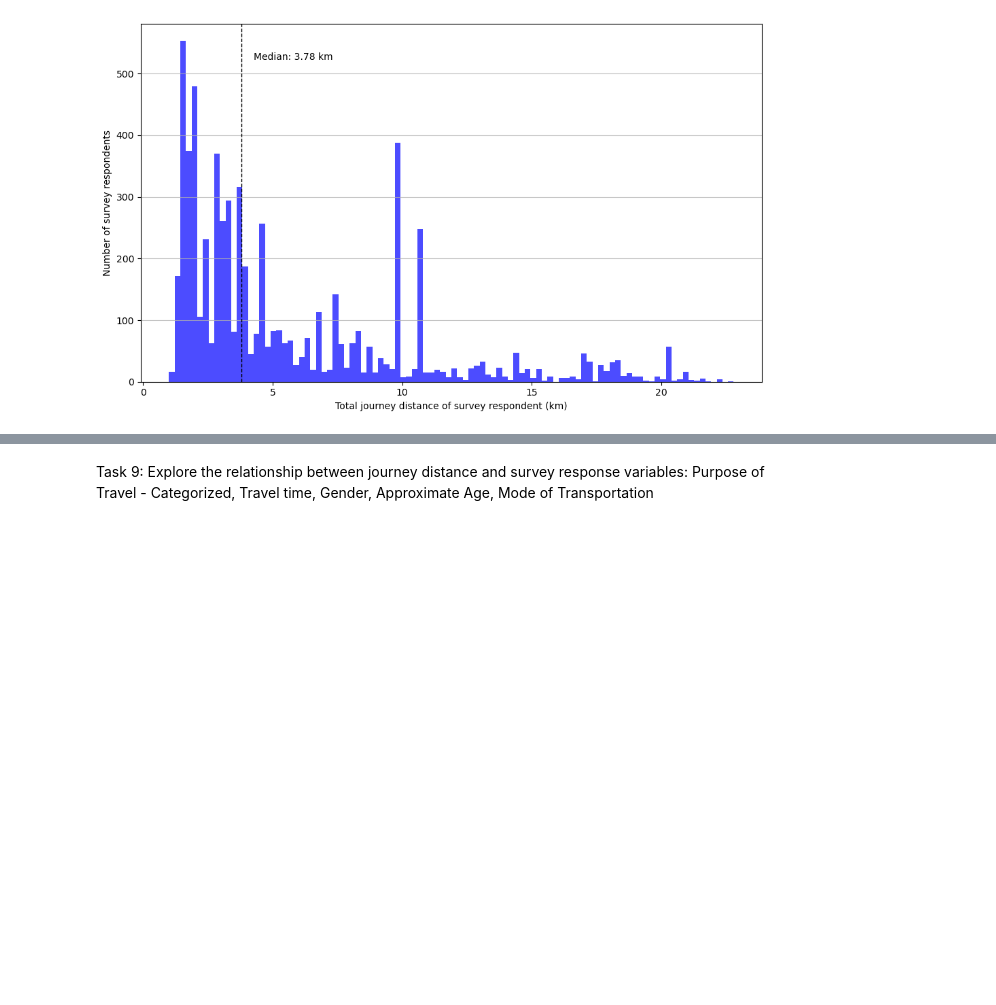
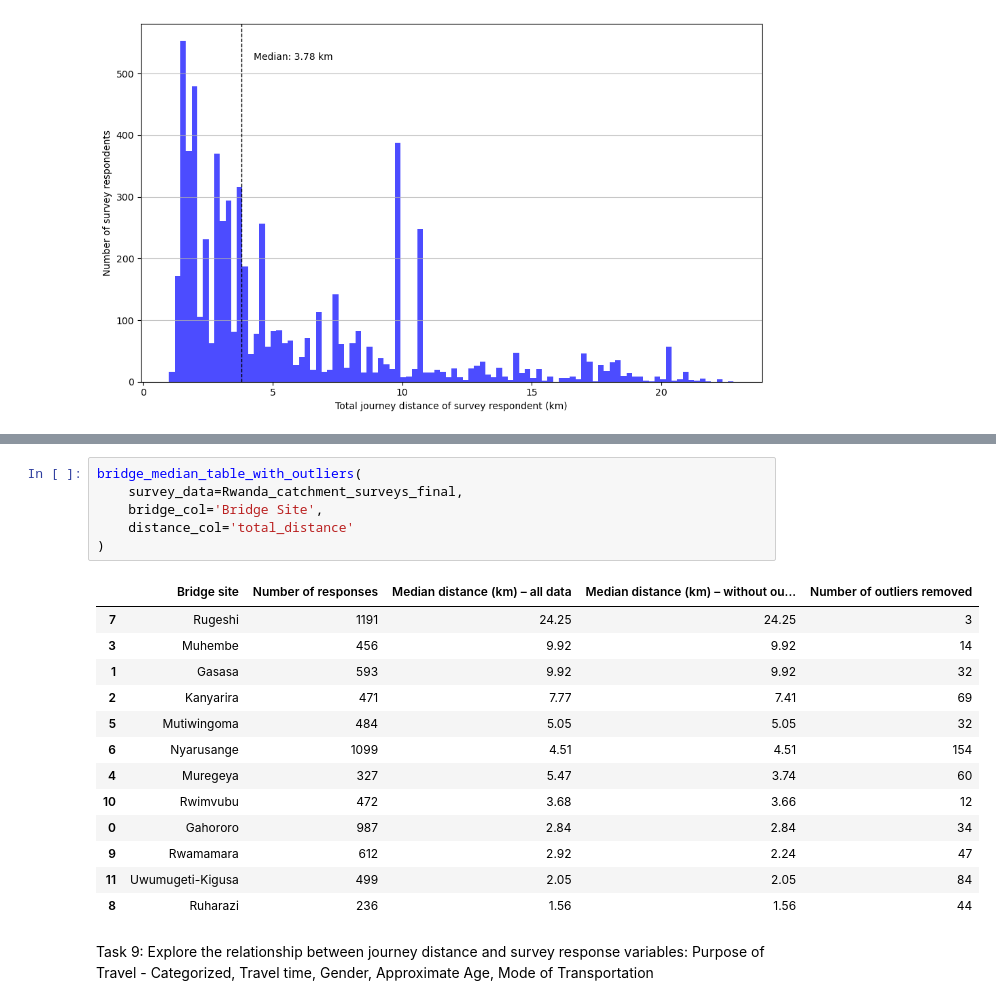
Before and after one commit to bridgestoprosperity/general-data, a Jupyter notebook: notebooks/catchment-analysis/admin-3-4-matching.ipynb, the cells around one changed output, grey strips where cells are left out. Saved outputs shown, nothing was run; the diff lists cells and outputs as text; blank space fills up the shorter version.

Commit message:
Calculated median journey distance w and wo outliers for each bridge

```diff
--- a/notebooks/catchment-analysis/admin-3-4-matching.ipynb
+++ b/notebooks/catchment-analysis/admin-3-4-matching.ipynb
@@ -1010,3 +1067,23 @@ plot_overall_journey_distance_distribution(
+# %%
+bridge_median_table_with_outliers(
+    survey_data=Rwanda_catchment_surveys_final,
+    bridge_col='Bridge Site',
+    distance_col='total_distance'
+)
+# %% [output]
+|  | Bridge site | Number of responses | Median distance (km) – all data | Median distance (km) – without ou... | Number of outliers removed |
+| 7 | Rugeshi | 1191 | 24.25 | 24.25 | 3 |
+| 3 | Muhembe | 456 | 9.92 | 9.92 | 14 |
+| 1 | Gasasa | 593 | 9.92 | 9.92 | 32 |
+| 2 | Kanyarira | 471 | 7.77 | 7.41 | 69 |
+| 5 | Mutiwingoma | 484 | 5.05 | 5.05 | 32 |
+| 6 | Nyarusange | 1099 | 4.51 | 4.51 | 154 |
+| 4 | Muregeya | 327 | 5.47 | 3.74 | 60 |
+| 10 | Rwimvubu | 472 | 3.68 | 3.66 | 12 |
+| 0 | Gahororo | 987 | 2.84 | 2.84 | 34 |
+| 9 | Rwamamara | 612 | 2.92 | 2.24 | 47 |
+| 11 | Uwumugeti-Kigusa | 499 | 2.05 | 2.05 | 84 |
+| 8 | Ruharazi | 236 | 1.56 | 1.56 | 44 |
 # %% [markdown]
 Task 9: Explore the relationship between journey distance and survey response variables: Purpose of Travel - Categorized, Travel time, Gender, Approximate Age, Mode of Transportation
 # %%
```
Also changed, not shown: parts of 2 cells of this notebook.
